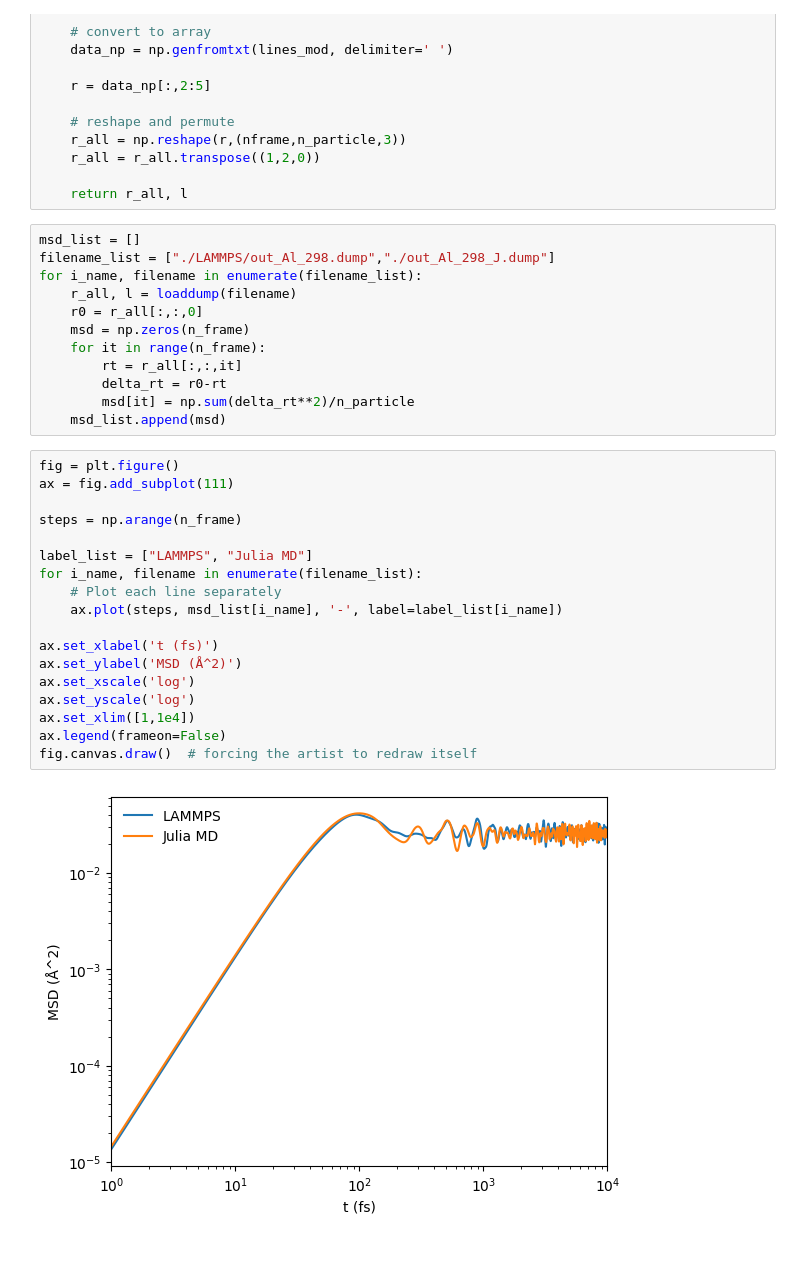
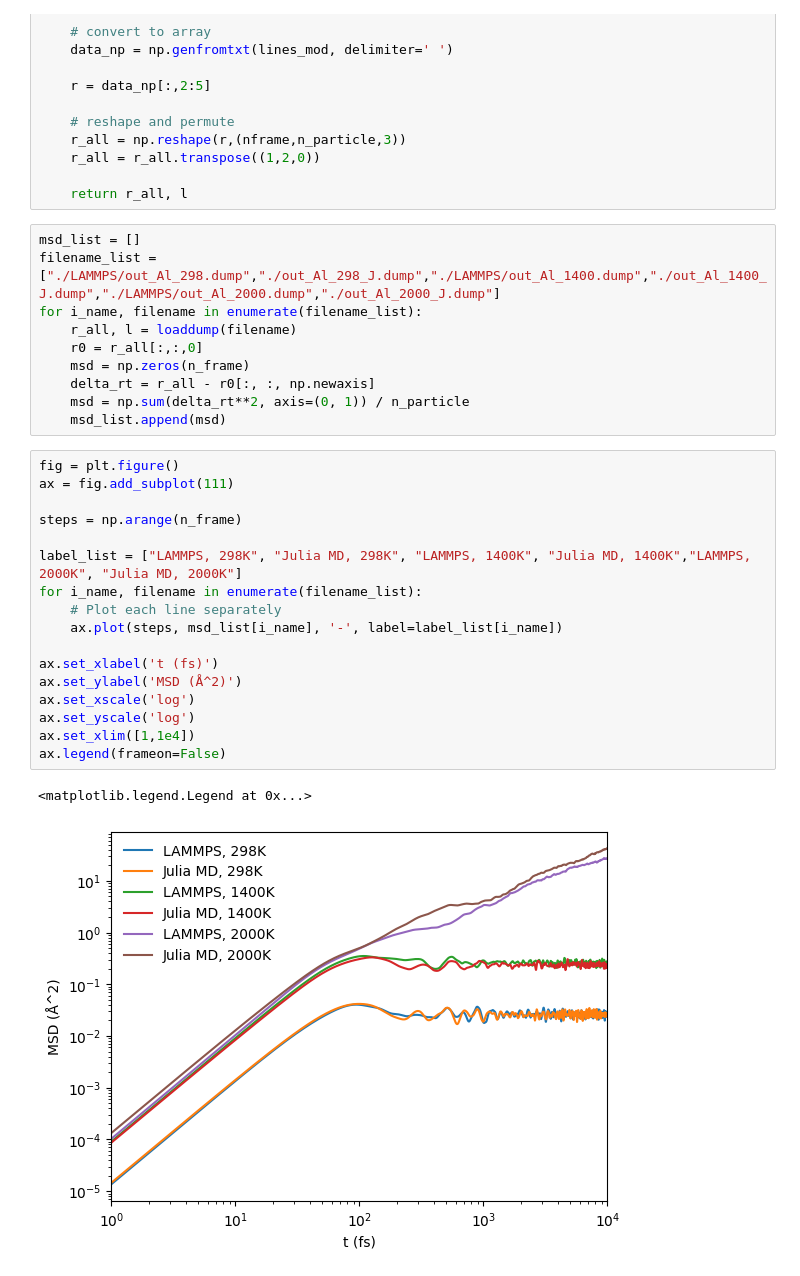
Before and after one commit to ch-tung/ABCD_J, a Jupyter notebook: EAM/plot_MSD.ipynb, the cells around one changed output. Saved outputs shown, nothing was run; the diff lists cells and outputs as text.

```diff
--- a/EAM/plot_MSD.ipynb
+++ b/EAM/plot_MSD.ipynb
@@ -39,33 +39,31 @@ def loaddump(filename):
     return r_all, l
 # %%
 msd_list = []
-filename_list = ["./LAMMPS/out_Al_298.dump","./out_Al_298_J.dump"]
+filename_list = ["./LAMMPS/out_Al_298.dump","./out_Al_298_J.dump","./LAMMPS/out_Al_1400.dump","./out_Al_1400_J.dump","./LAMMPS/out_Al_2000.dump","./out_Al_2000_J.dump"]
 for i_name, filename in enumerate(filename_list):
     r_all, l = loaddump(filename)
     r0 = r_all[:,:,0]
     msd = np.zeros(n_frame)
-    for it in range(n_frame):
-        rt = r_all[:,:,it]
-        delta_rt = r0-rt
-        msd[it] = np.sum(delta_rt**2)/n_particle
+    delta_rt = r_all - r0[:, :, np.newaxis]
+    msd = np.sum(delta_rt**2, axis=(0, 1)) / n_particle
     msd_list.append(msd)
 # %%
 fig = plt.figure()
 ax = fig.add_subplot(111)
 
 steps = np.arange(n_frame)
 
-label_list = ["LAMMPS", "Julia MD"]
+label_list = ["LAMMPS, 298K", "Julia MD, 298K", "LAMMPS, 1400K", "Julia MD, 1400K","LAMMPS, 2000K", "Julia MD, 2000K"]
 for i_name, filename in enumerate(filename_list):
     # Plot each line separately
     ax.plot(steps, msd_list[i_name], '-', label=label_list[i_name])
 
 ax.set_xlabel('t (fs)')
 ax.set_ylabel('MSD (Å^2)')
 ax.set_xscale('log')
 ax.set_yscale('log')
 ax.set_xlim([1,1e4])
 ax.legend(frameon=False)
-fig.canvas.draw()  # forcing the artist to redraw itself
 # %% [output]
+<matplotlib.legend.Legend at 0x...>
-[figure, old version]
+[figure, new version]
```
Also changed, not shown: 5 other files.
